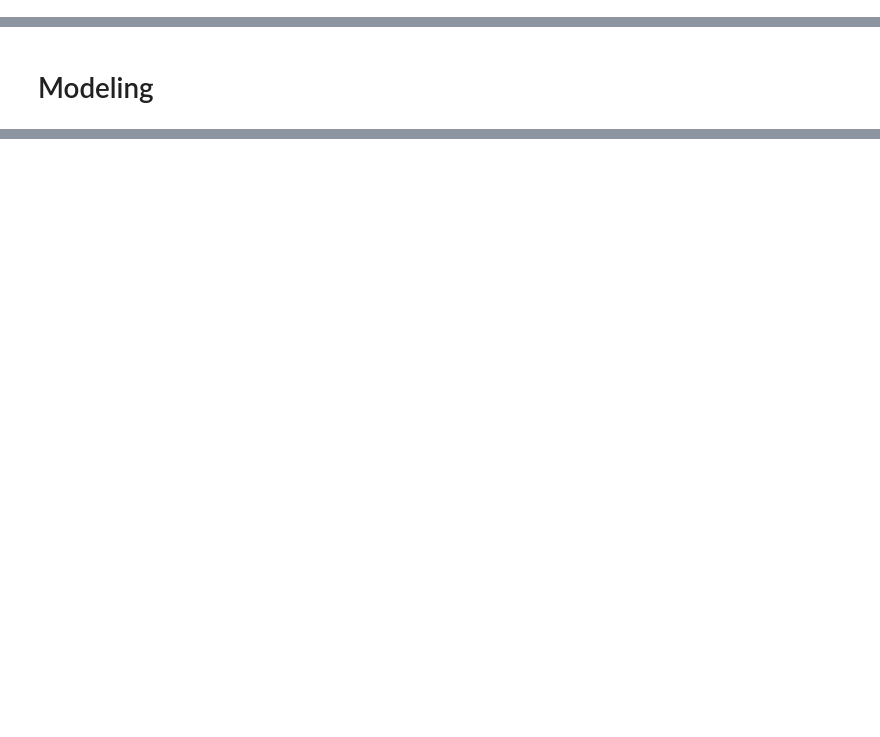
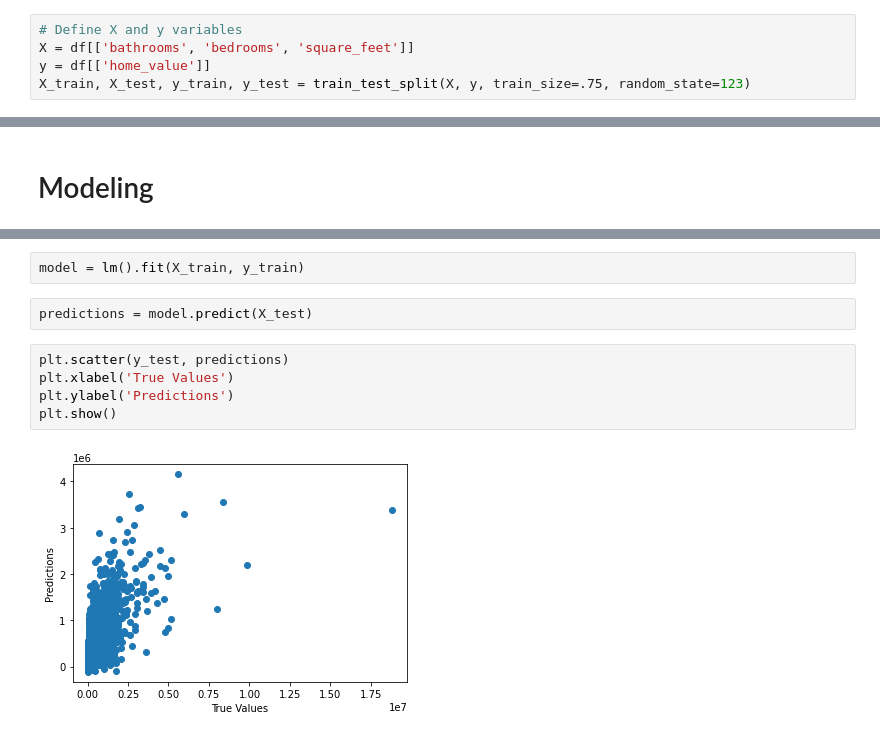
Before and after one commit to RaulCPena/zillow-estimate-home-value, a Jupyter notebook: initial_zillow_project_data.ipynb, the cells around one changed output, grey strips where cells are left out. Cells and saved outputs as stored; diff of their text form; blank space fills up the shorter version.

```diff
--- a/initial_zillow_project_data.ipynb
+++ b/initial_zillow_project_data.ipynb
@@ -215,0 +211,5 @@ print(train.head(1), test.shape)
+# %%
+# Define X and y variables
+X = df[['bathrooms', 'bedrooms', 'square_feet']]
+y = df[['home_value']]
+X_train, X_test, y_train, y_test = train_test_split(X, y, train_size=.75, random_state=123)
@@ -219,0 +292,11 @@ print(train.head(1), test.shape)
+# %%
+model = lm().fit(X_train, y_train)
+# %%
+predictions = model.predict(X_test)
+# %%
+plt.scatter(y_test, predictions)
+plt.xlabel('True Values')
+plt.ylabel('Predictions')
+plt.show()
+# %% [output]
+[figure, added]
```
Also changed, not shown: parts of 17 cells of this notebook.
